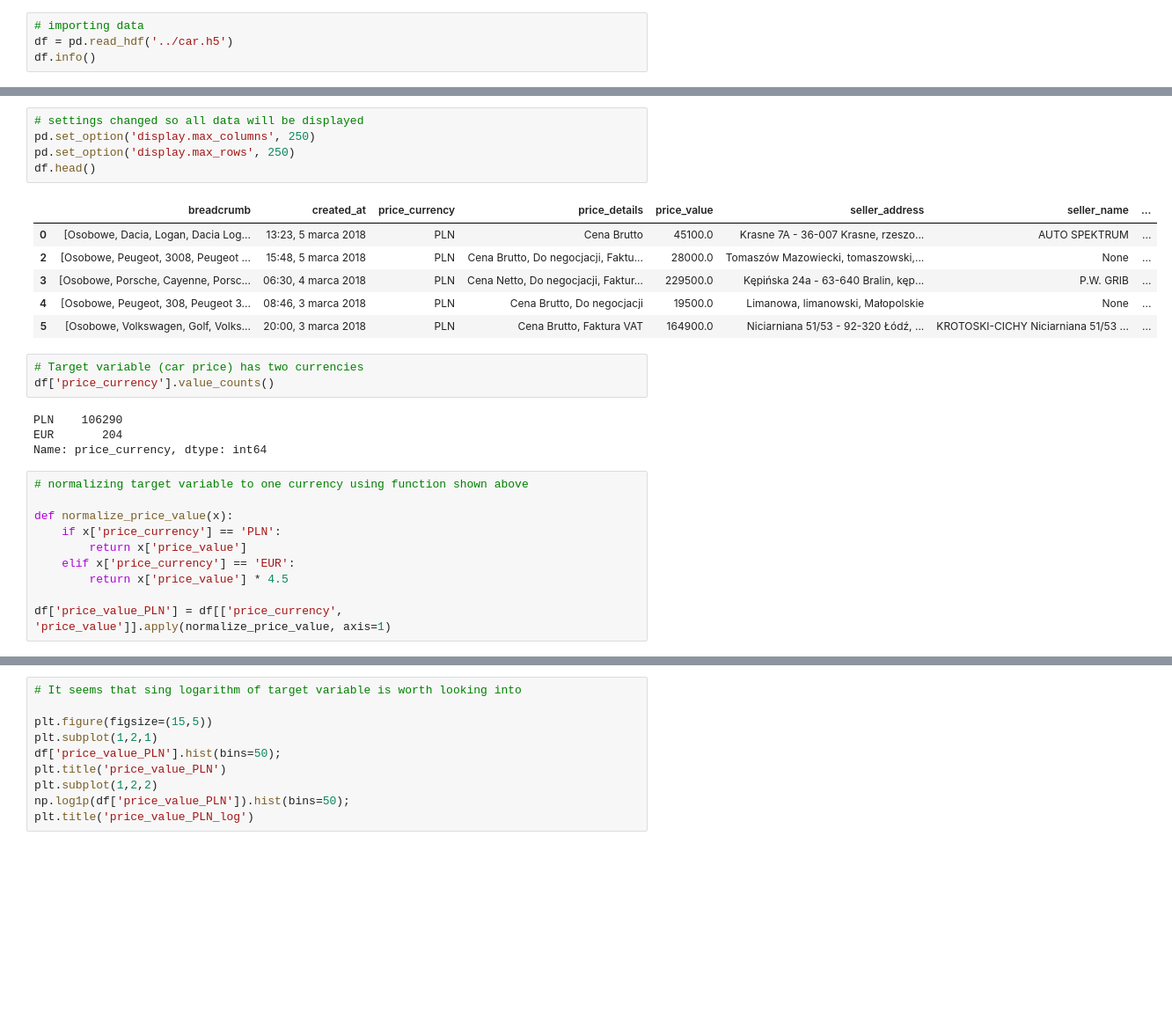
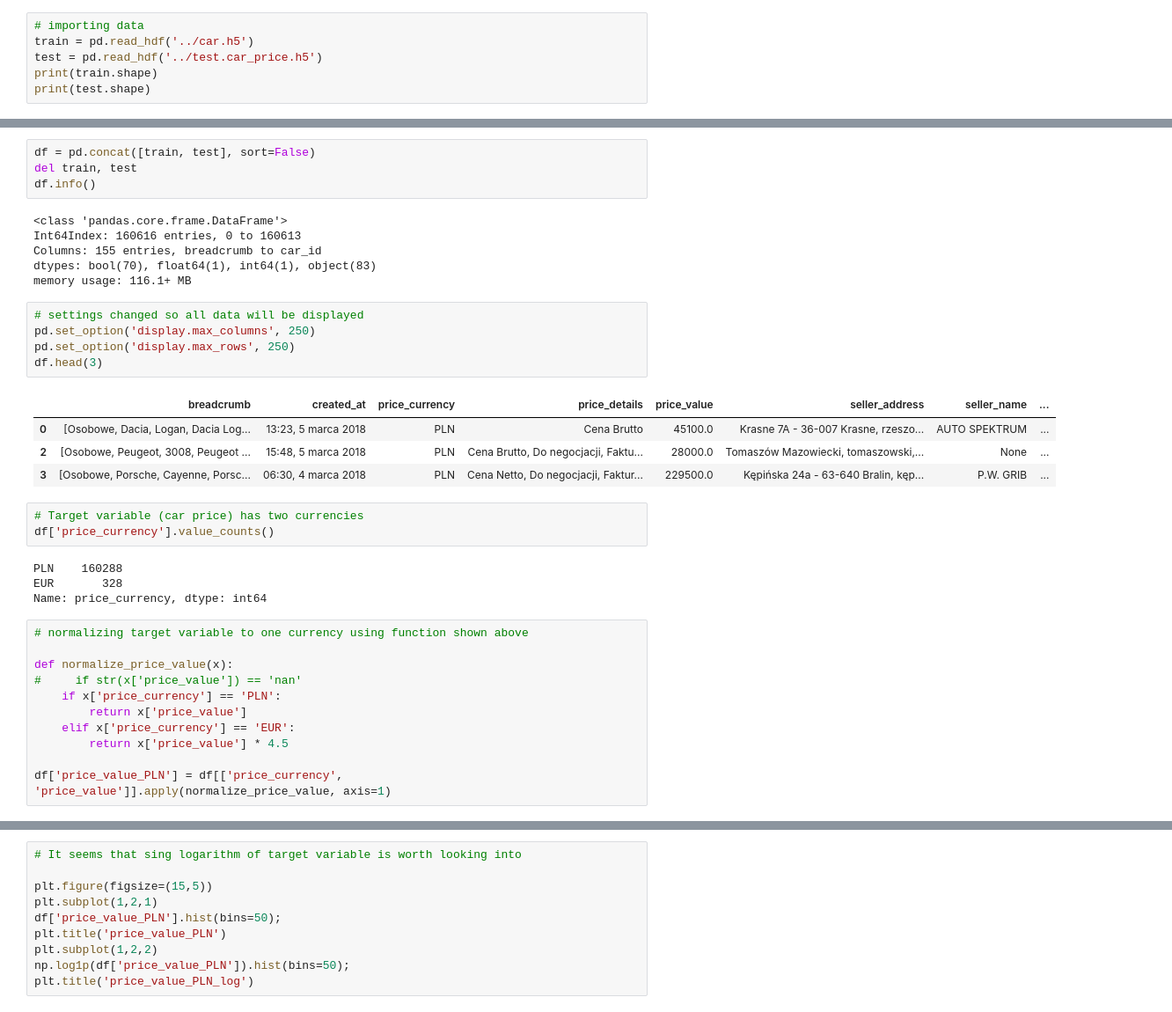
Before and after one commit to JakubStanczak/Car_price_predict, a Jupyter notebook: Car_price.ipynb, the cells around one changed output, grey strips where cells are left out. Shown at 88% size. Saved outputs shown, nothing was run; the diff lists cells and outputs as text; blank space fills up the shorter version.

```diff
--- a/Car_price.ipynb
+++ b/Car_price.ipynb
@@ -27,5 +25,7 @@ Using TensorFlow backend.
 # %%
 # importing data
-df = pd.read_hdf('../car.h5')
-df.info()
+train = pd.read_hdf('../car.h5')
+test = pd.read_hdf('../test.car_price.h5')
+print(train.shape)
+print(test.shape)
 # %% [output]
@@ -37,26 +46,35 @@ memory usage: 77.0+ MB
+# %%
+df = pd.concat([train, test], sort=False)
+del train, test
+df.info()
+# %% [output]
+<class 'pandas.core.frame.DataFrame'>
+Int64Index: 160616 entries, 0 to 160613
+Columns: 155 entries, breadcrumb to car_id
+dtypes: bool(70), float64(1), int64(1), object(83)
+memory usage: 116.1+ MB
 # %%
 # settings changed so all data will be displayed
 pd.set_option('display.max_columns', 250)
 pd.set_option('display.max_rows', 250)
-df.head()
+df.head(3)
 # %% [output]
 |  | breadcrumb | created_at | price_currency | price_details | price_value | seller_address | seller_name | ... |
 | 0 | [Osobowe, Dacia, Logan, Dacia Log... | 13:23, 5 marca 2018 | PLN | Cena Brutto | 45100.0 | Krasne 7A - 36-007 Krasne, rzeszo... | AUTO SPEKTRUM | ... |
 | 2 | [Osobowe, Peugeot, 3008, Peugeot ... | 15:48, 5 marca 2018 | PLN | Cena Brutto, Do negocjacji, Faktu... | 28000.0 | Tomaszów Mazowiecki, tomaszowski,... | None | ... |
 | 3 | [Osobowe, Porsche, Cayenne, Porsc... | 06:30, 4 marca 2018 | PLN | Cena Netto, Do negocjacji, Faktur... | 229500.0 | Kępińska 24a - 63-640 Bralin, kęp... | P.W. GRIB | ... |
-| 4 | [Osobowe, Peugeot, 308, Peugeot 3... | 08:46, 3 marca 2018 | PLN | Cena Brutto, Do negocjacji | 19500.0 | Limanowa, limanowski, Małopolskie | None | ... |
-| 5 | [Osobowe, Volkswagen, Golf, Volks... | 20:00, 3 marca 2018 | PLN | Cena Brutto, Faktura VAT | 164900.0 | Niciarniana 51/53 - 92-320 Łódź, ... | KROTOSKI-CICHY Niciarniana 51/53 ... | ... |
 # %%
 # Target variable (car price) has two currencies
 df['price_currency'].value_counts()
 # %% [output]
-PLN    106290
-EUR       204
+PLN    160288
+EUR       328
 Name: price_currency, dtype: int64
 # %%
 # normalizing target variable to one currency using function shown above
 
 def normalize_price_value(x):
+#     if str(x['price_value']) == 'nan'
     if x['price_currency'] == 'PLN':
         return x['price_value']
     elif x['price_currency'] == 'EUR':
```
Also changed, not shown: parts of 48 cells of this notebook.
